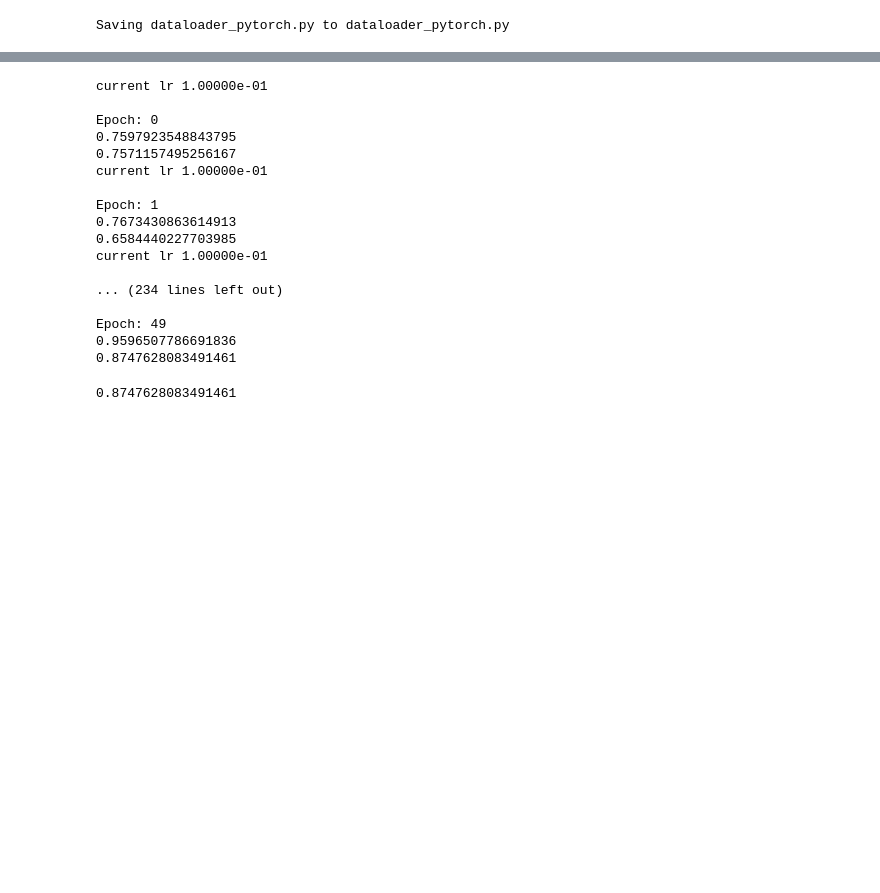
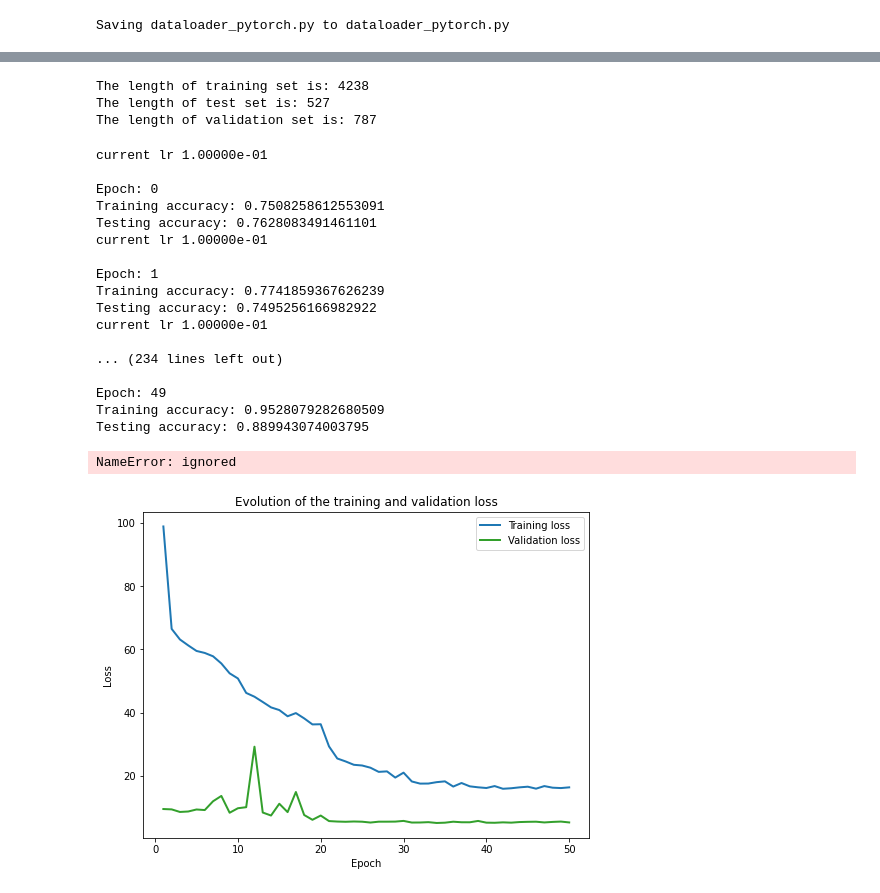
Before and after one commit to rkej/pytorch-kaokore, a Jupyter notebook: resnet_kaokare.ipynb, the cells around one changed output, grey strips where cells are left out. Cells and saved outputs as stored; diff of their text form; code cells hidden in the pictures; blank space fills up the shorter version.

Commit message:
presentation updates with loss graphs

```diff
--- a/resnet_kaokare.ipynb
+++ b/resnet_kaokare.ipynb
@@ -88,3 +87,11 @@ print(trainset)
+# %%
+print("The length of training set is:", len(trainset))
+print("The length of test set is:", len(testset))
+print("The length of validation set is:", 5552 - len(trainset) - len(testset))
+# %% [output]
+The length of training set is: 4238
+The length of test set is: 527
+The length of validation set is: 787
 # %%
 device = 'cuda'
 net = resnet.ResNetKaokore().to(device)
@@ -95,13 +102,14 @@ optimizer = optim.SGD(net.parameters(), lr=args.lr ,
 
 # Training
 scheduler = MultiStepLR(optimizer, milestones=[20, 30,40], gamma=0.1)
-
+train_losses = list()
 def train(epoch):
     print('\nEpoch: %d' % epoch)
     net.train()
     train_loss = 0
     correct = 0
     total = 0
+
     for batch_idx, (inputs, targets) in enumerate(trainloader):
       inputs, targets = inputs.to(device), targets.to(device)
       optimizer.zero_grad()
@@ -115,7 +123,10 @@ def train(epoch):
       _, predicted = outputs.max(1)
       total += targets.size(0)
       correct += predicted.eq(targets).sum().item()
-    print(correct/total)
+    train_losses.append(train_loss)
+    print("Training accuracy:", correct/total)
+
+test_losses = list()
 def test(epoch):
     net.eval()
     test_loss = 0
@@ -131,7 +142,9 @@ def test(epoch):
             _, predicted = outputs.max(1)
             total += targets.size(0)
             correct += predicted.eq(targets).sum().item()
-    print(correct/total)
+        test_losses.append(test_loss)
+    print("Testing accuracy:", correct/total)
+
 for epoch in range(0, 50):
     print('current lr {:.5e}'.format(optimizer.param_groups[0]['lr']))
     train(epoch)
@@ -141,22 +154,40 @@ for epoch in range(0, 50):
 current lr 1.00000e-01
 
 Epoch: 0
-0.7597923548843795
-0.7571157495256167
+Training accuracy: 0.7508258612553091
+Testing accuracy: 0.7628083491461101
 current lr 1.00000e-01
 
 Epoch: 1
-0.7673430863614913
-0.6584440227703985
+Training accuracy: 0.7741859367626239
+Testing accuracy: 0.7495256166982922
 current lr 1.00000e-01
 
 ... (234 lines left out)
 
 Epoch: 49
-0.9596507786691836
-0.8747628083491461
+Training accuracy: 0.9528079282680509
+Testing accuracy: 0.889943074003795
-# %%
-
-test(0)
-# %% [output]
-0.8747628083491461
+# %%
+print("The length of training set is:", len(trainset))
+# %% [output]
+NameError: ignored
+# %%
+import matplotlib.pyplot as plt
+colors = [[31, 120, 180], [51, 160, 44]]
+colors = [(r / 255, g / 255, b / 255) for (r, g, b) in colors]
+def plot_losses(train_losses, test_losses):
+    x = np.arange(1, len(train_losses) + 1)
+
+    plt.figure(figsize=(8, 6))
+    plt.plot(x, train_losses, color=colors[0], label="Training loss", linewidth=2)
+    plt.plot(x, test_losses, color=colors[1], label="Validation loss", linewidth=2)
+    plt.xlabel('Epoch')
+    plt.ylabel('Loss')
+    plt.legend(loc='upper right')
+    plt.title("Evolution of the training and validation loss")
+    plt.show()
+# %%
+plot_losses(train_losses, test_losses)
+# %% [output]
+[figure, added]
```
Also changed, not shown: parts of 4 cells of this notebook.
